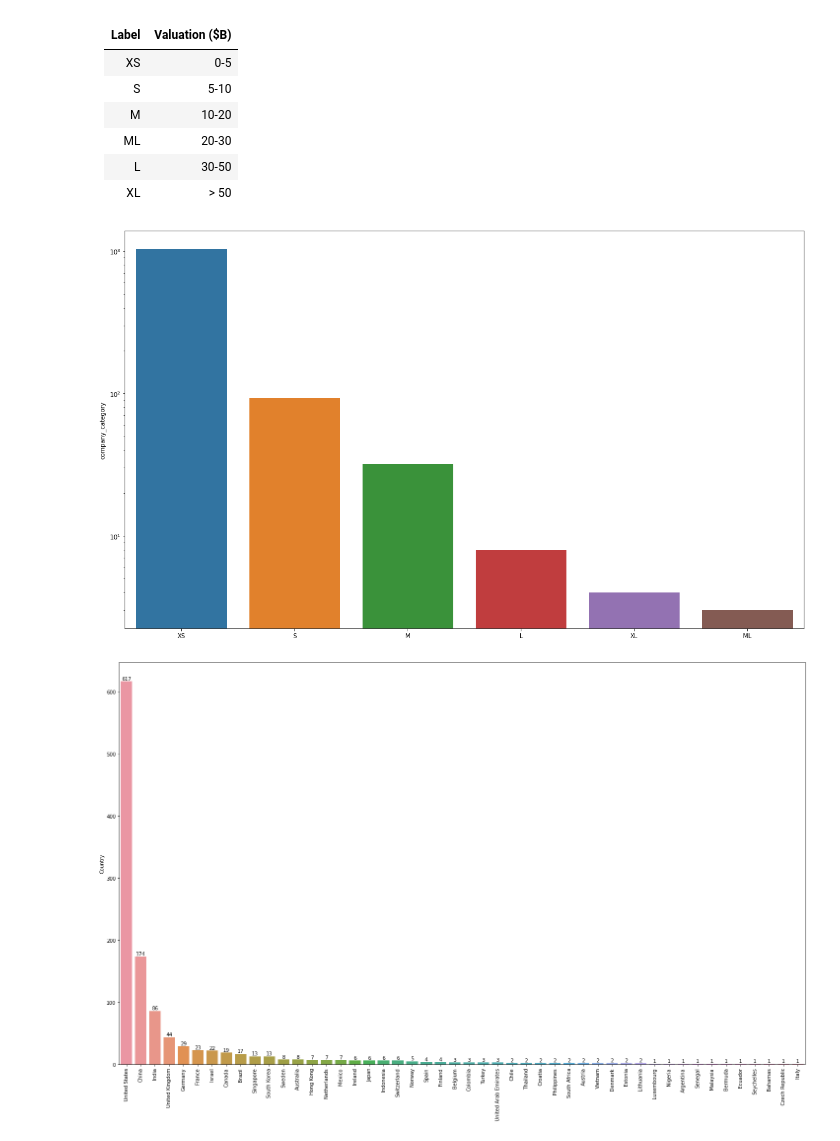
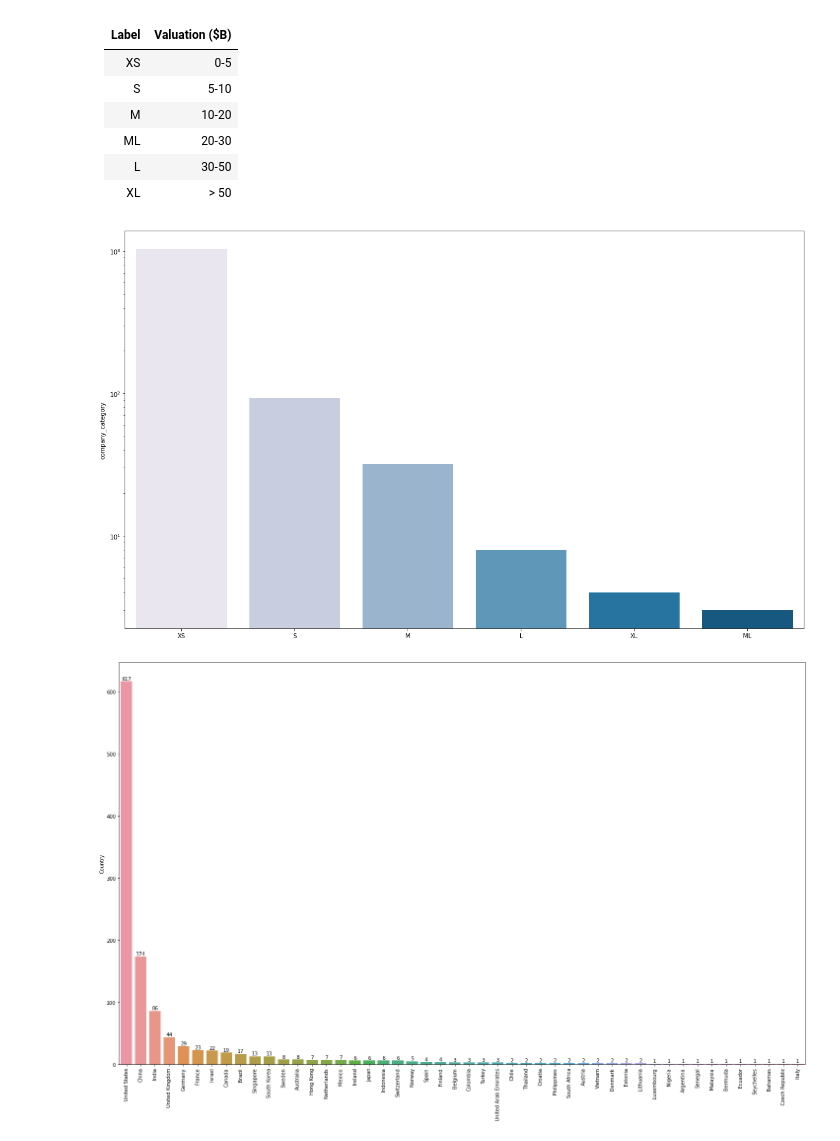
Before and after one commit to amitdas022/Unicorns, a Jupyter notebook: notebooks/visual.ipynb, the cells around one changed output. Cells and saved outputs as stored; diff of their text form; code cells hidden in the pictures.

Commit message:
Analysis description, change color palette

```diff
--- a/notebooks/visual.ipynb
+++ b/notebooks/visual.ipynb
@@ -105,12 +105,12 @@ df_all['company_category'] = df_all['Valuation ($B)'].apply(lambda x: cat_by_val
 # %%
 # Occurance of category in valuation_cat column
 val_occurance = df_all['company_category'].value_counts()
 val_occurance_chart, ax_voc = plt.subplots(figsize=(20,12))
 x_val_occurance = val_occurance.index
-sns.barplot(x=x_val_occurance, y=val_occurance, ax=ax_voc).set_yscale('log')
+sns.barplot(x=x_val_occurance, y=val_occurance, ax=ax_voc, palette="PuBu").set_yscale('log')
 plt.show()
 # %% [output]
-[figure, old version]
+[figure, new version]
 # %%
 # Occurance of category in valuation_cat column
 country_occurance = df_all['Country'].value_counts()
```
Also changed, not shown: 4 other files.
